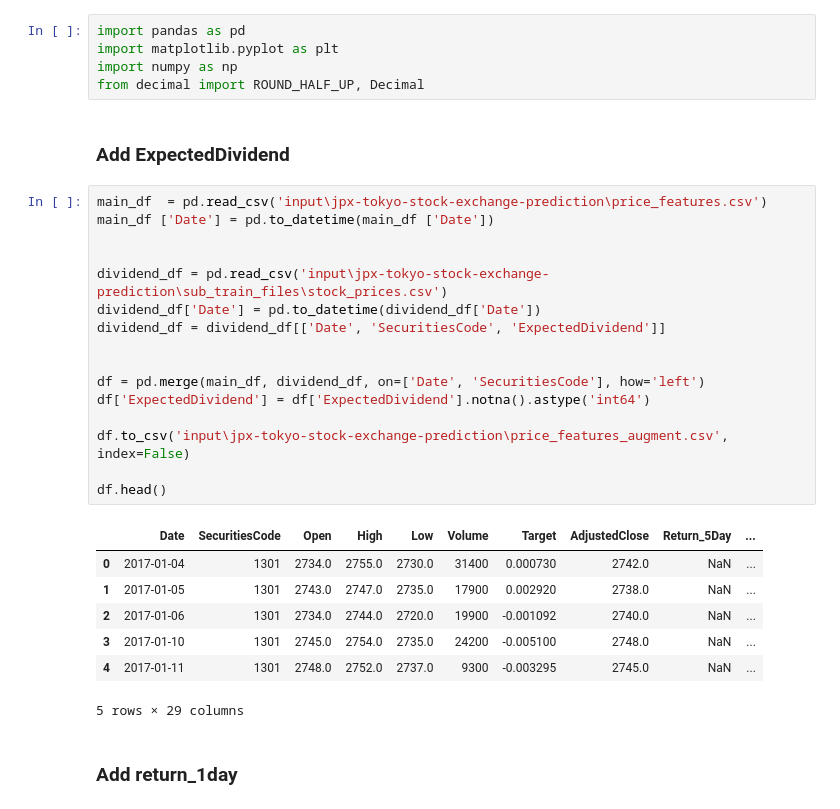
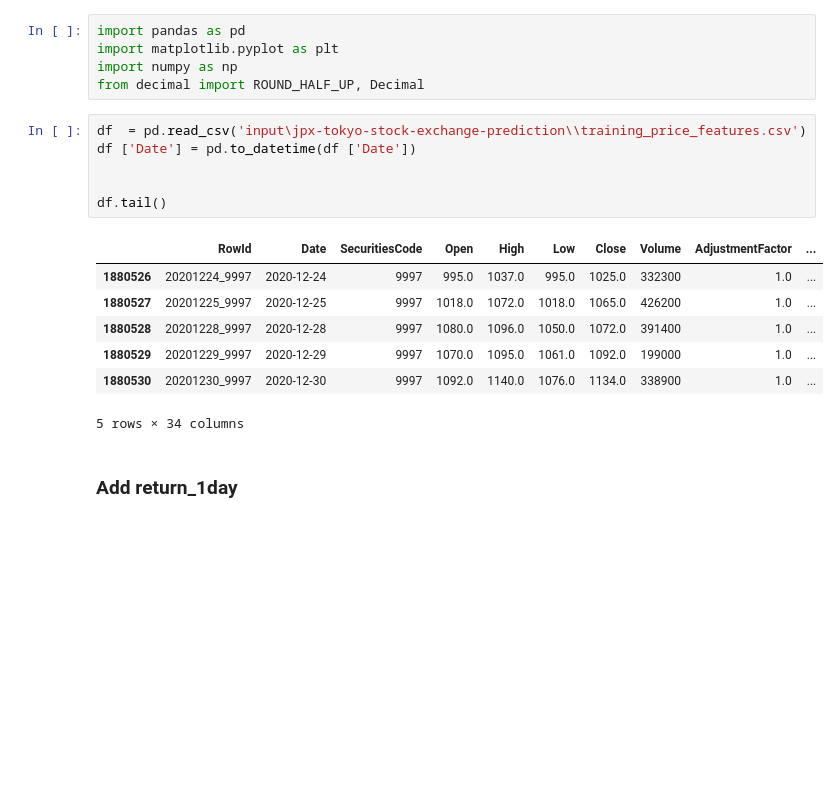
Before and after one commit to Minghui-Wu/545Project, a Jupyter notebook: feature_corr.ipynb, the cells around one changed output. Saved outputs shown, nothing was run; the diff lists cells and outputs as text; blank space fills up the shorter version.

```diff
--- a/feature_corr.ipynb
+++ b/feature_corr.ipynb
@@ -3,32 +3,20 @@ import pandas as pd
 import matplotlib.pyplot as plt
 import numpy as np
 from decimal import ROUND_HALF_UP, Decimal
-# %% [markdown]
-### Add ExpectedDividend
-# %%
-main_df  = pd.read_csv('input\jpx-tokyo-stock-exchange-prediction\price_features.csv')
-main_df ['Date'] = pd.to_datetime(main_df ['Date'])
-
-
-dividend_df = pd.read_csv('input\jpx-tokyo-stock-exchange-prediction\sub_train_files\stock_prices.csv')
-dividend_df['Date'] = pd.to_datetime(dividend_df['Date'])
-dividend_df = dividend_df[['Date', 'SecuritiesCode', 'ExpectedDividend']]
-
-
-df = pd.merge(main_df, dividend_df, on=['Date', 'SecuritiesCode'], how='left')
-df['ExpectedDividend'] = df['ExpectedDividend'].notna().astype('int64')
-
-df.to_csv('input\jpx-tokyo-stock-exchange-prediction\price_features_augment.csv', index=False)
-
-df.head()
-# %% [output]
-|  | Date | SecuritiesCode | Open | High | Low | Volume | Target | AdjustedClose | Return_5Day | ... |
-| 0 | 2017-01-04 | 1301 | 2734.0 | 2755.0 | 2730.0 | 31400 | 0.000730 | 2742.0 | NaN | ... |
-| 1 | 2017-01-05 | 1301 | 2743.0 | 2747.0 | 2735.0 | 17900 | 0.002920 | 2738.0 | NaN | ... |
-| 2 | 2017-01-06 | 1301 | 2734.0 | 2744.0 | 2720.0 | 19900 | -0.001092 | 2740.0 | NaN | ... |
-| 3 | 2017-01-10 | 1301 | 2745.0 | 2754.0 | 2735.0 | 24200 | -0.005100 | 2748.0 | NaN | ... |
-| 4 | 2017-01-11 | 1301 | 2748.0 | 2752.0 | 2737.0 | 9300 | -0.003295 | 2745.0 | NaN | ... |
-5 rows × 29 columns
+# %%
+df  = pd.read_csv('input\jpx-tokyo-stock-exchange-prediction\\training_price_features.csv')
+df ['Date'] = pd.to_datetime(df ['Date'])
+
+
+df.tail()
+# %% [output]
+|  | RowId | Date | SecuritiesCode | Open | High | Low | Close | Volume | AdjustmentFactor | ... |
+| 1880526 | 20201224_9997 | 2020-12-24 | 9997 | 995.0 | 1037.0 | 995.0 | 1025.0 | 332300 | 1.0 | ... |
+| 1880527 | 20201225_9997 | 2020-12-25 | 9997 | 1018.0 | 1072.0 | 1018.0 | 1065.0 | 426200 | 1.0 | ... |
+| 1880528 | 20201228_9997 | 2020-12-28 | 9997 | 1080.0 | 1096.0 | 1050.0 | 1072.0 | 391400 | 1.0 | ... |
+| 1880529 | 20201229_9997 | 2020-12-29 | 9997 | 1070.0 | 1095.0 | 1061.0 | 1092.0 | 199000 | 1.0 | ... |
+| 1880530 | 20201230_9997 | 2020-12-30 | 9997 | 1092.0 | 1140.0 | 1076.0 | 1134.0 | 338900 | 1.0 | ... |
+5 rows × 34 columns
 # %% [markdown]
 ### Add return_1day
 # %%
```
Also changed, not shown: parts of 2 cells of this notebook, 1 other file.
